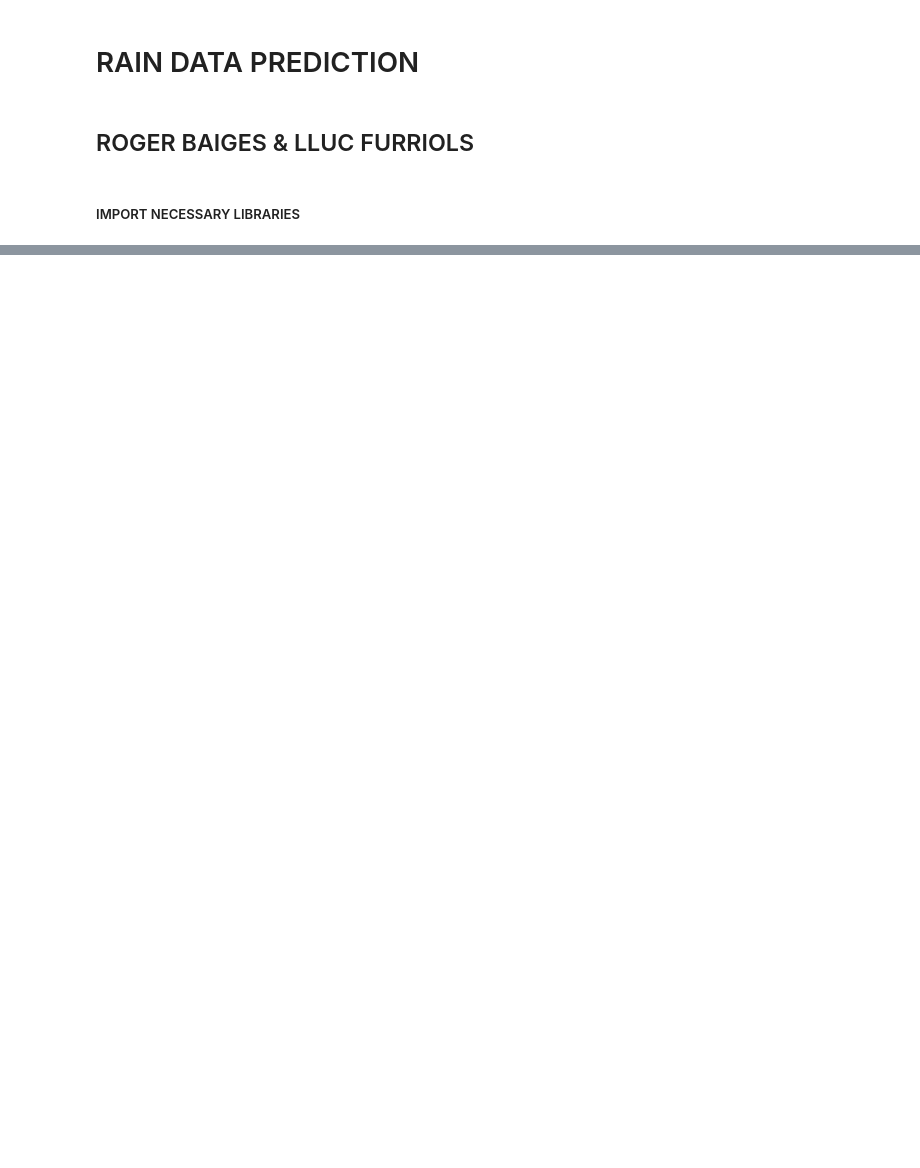
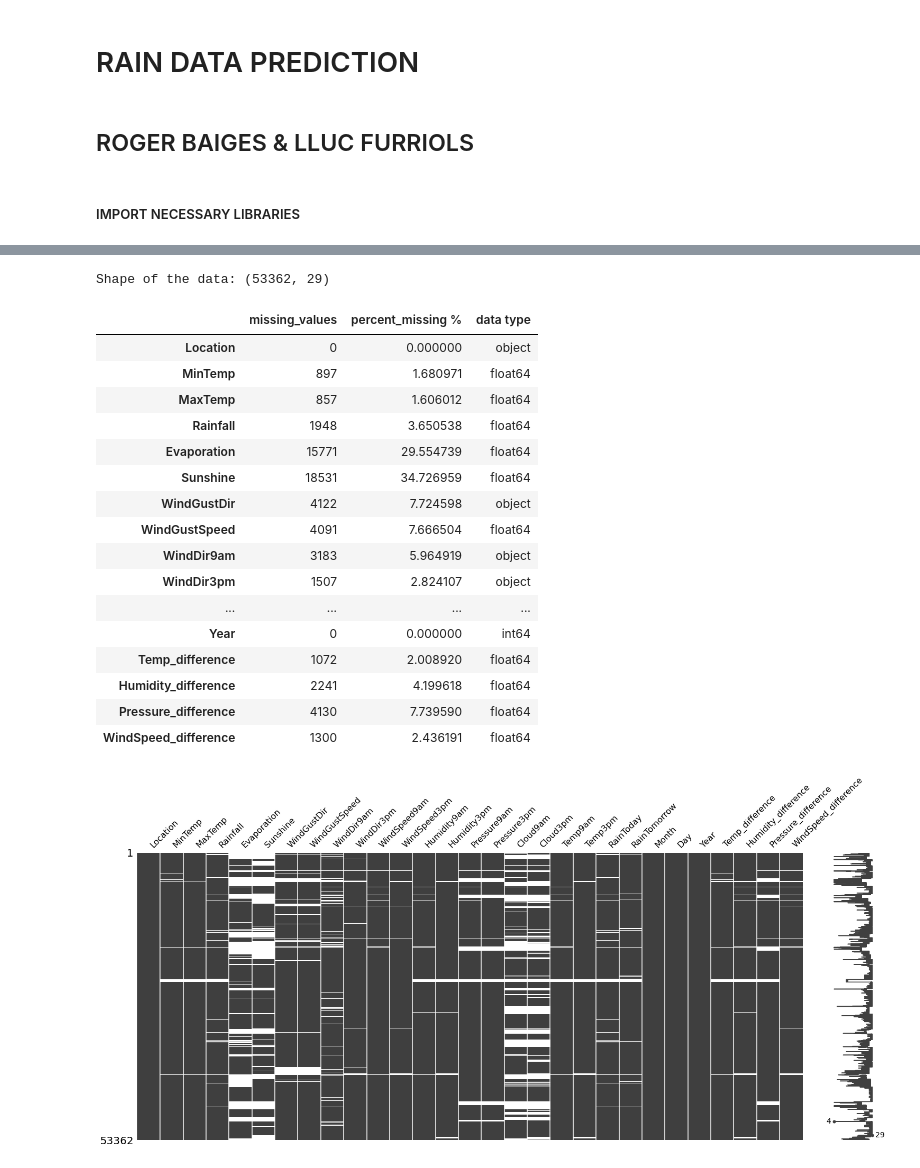
Before and after one commit to rogerbaiges/MLP-Model-Improvement-Project, a Jupyter notebook: src/MLP-improvement.ipynb, the cells around one changed output, grey strips where cells are left out. Drawn from its saved outputs; the diff is of its cells as text; code cells hidden in the pictures; blank space fills up the shorter version.

```diff
--- a/src/MLP-improvement.ipynb
+++ b/src/MLP-improvement.ipynb
@@ -71,0 +143,41 @@ msno.matrix(rain_data)
+# %%
+# Find the rows with missing values in the variables Evaporation and Sunshine
+
+mask = rain_data['Evaporation'].isna() & rain_data['Sunshine'].isna()
+
+# Select the indexes of the rows with missing values
+indices_with_na = rain_data[mask].index
+
+# Calculate the number of rows to remove
+num_to_remove = int(0.5 * len(indices_with_na))
+
+# Select randomly the indexes of the rows to remove
+indices_to_remove = np.random.choice(indices_with_na, num_to_remove, replace=False)
+
+# Delete the rows with missing values
+rain_data.drop(indices_to_remove, inplace=True)
+
+msno.matrix(rain_data)
+missing_data = create_missing_data_frame(rain_data)
+print(f'Shape of the data: {rain_data.shape}')
+missing_data
+# %% [output]
+Shape of the data: (53362, 29)
+|  | missing_values | percent_missing % | data type |
+| Location | 0 | 0.000000 | object |
+| MinTemp | 897 | 1.680971 | float64 |
+| MaxTemp | 857 | 1.606012 | float64 |
+| Rainfall | 1948 | 3.650538 | float64 |
+| Evaporation | 15771 | 29.554739 | float64 |
+| Sunshine | 18531 | 34.726959 | float64 |
+| WindGustDir | 4122 | 7.724598 | object |
+| WindGustSpeed | 4091 | 7.666504 | float64 |
+| WindDir9am | 3183 | 5.964919 | object |
+| WindDir3pm | 1507 | 2.824107 | object |
+| ... | ... | ... | ... |
+| Year | 0 | 0.000000 | int64 |
+| Temp_difference | 1072 | 2.008920 | float64 |
+| Humidity_difference | 2241 | 4.199618 | float64 |
+| Pressure_difference | 4130 | 7.739590 | float64 |
+| WindSpeed_difference | 1300 | 2.436191 | float64 |
+[figure, added]
```
Also changed, not shown: parts of 21 cells of this notebook.
